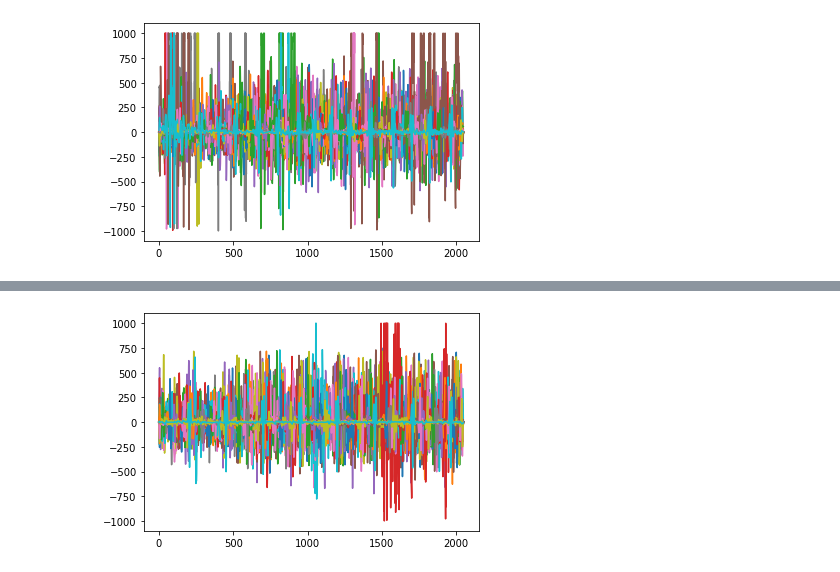
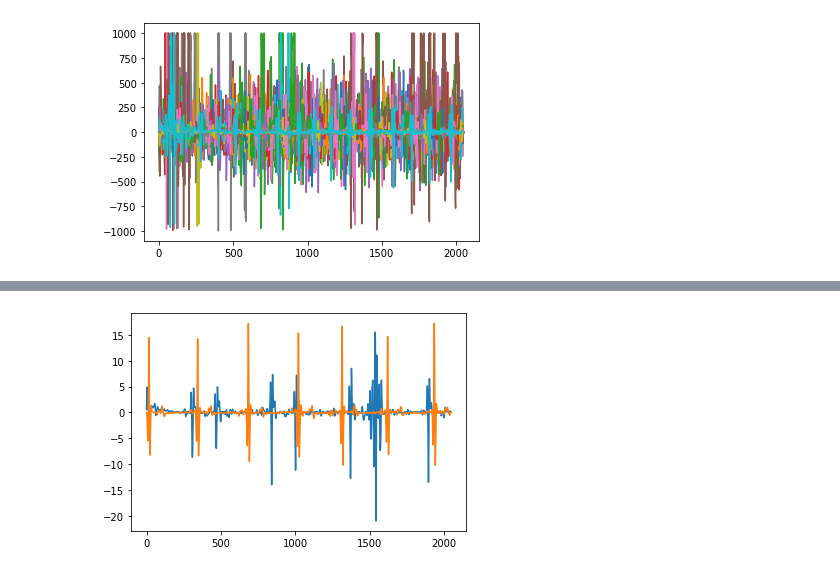
Before and after one commit to wonderit/ecg, a Jupyter notebook: examples/cinc17/data_preprocess.ipynb, the cells around one changed output, grey strips where cells are left out. Saved outputs shown, nothing was run; the diff lists cells and outputs as text; code cells hidden in the pictures.

```diff
--- a/examples/cinc17/data_preprocess.ipynb
+++ b/examples/cinc17/data_preprocess.ipynb
@@ -69,8 +97,10 @@ for i in range(100):
 # %%
 current_test_x = scale_maxabs(test_x_thres, np.max(np.abs(test_x_thres)), 30)
 plt.clf()
-for i in range(100):
+for i in range(2):
     plt.plot(current_test_x[500+i, :])
+# %% [output]
+[figure, added]
 # %%
 import os
 data_dir = '../../subsampled_data'
@@ -89,23 +119,3 @@ np.savetxt('{}/{}'.format(data_dir, file_name_train_x), current_x, delimiter=','
 np.savetxt('{}/{}'.format(data_dir, file_name_train_y), y_train, delimiter=',', fmt='%1.8f')
 np.savetxt('{}/{}'.format(data_dir, file_name_test_x), current_test_x, delimiter=',', fmt='%1.8f')
 np.savetxt('{}/{}'.format(data_dir, file_name_test_y), y_test, delimiter=',', fmt='%1.8f')
-# %%
-import os
-data_dir = '../../subsampled_data'
-
-if not os.path.exists(data_dir):
-    os.makedirs(data_dir)
-train_file_suffix = 'train'
-test_file_suffix = 'test'
-
-file_name_train_x = 'X{}'.format(train_file_suffix)
-file_name_train_y = 'y{}'.format(train_file_suffix)
-file_name_test_x = 'X{}'.format(test_file_suffix)
-file_name_test_y = 'y{}'.format(test_file_suffix)
-
-np.savetxt('{}/{}'.format(data_dir, file_name_train_x), current_x, delimiter=',', fmt='%1.8f')
-np.savetxt('{}/{}'.format(data_dir, file_name_train_y), y_train, delimiter=',', fmt='%1.8f')
-np.savetxt('{}/{}'.format(data_dir, file_name_test_x), current_test_x, delimiter=',', fmt='%1.8f')
-np.savetxt('{}/{}'.format(data_dir, file_name_test_y), y_test, delimiter=',', fmt='%1.8f')
-# %% [output]
-[figure, removed]
```
Also changed, not shown: parts of 10 cells of this notebook, 2 other files.
